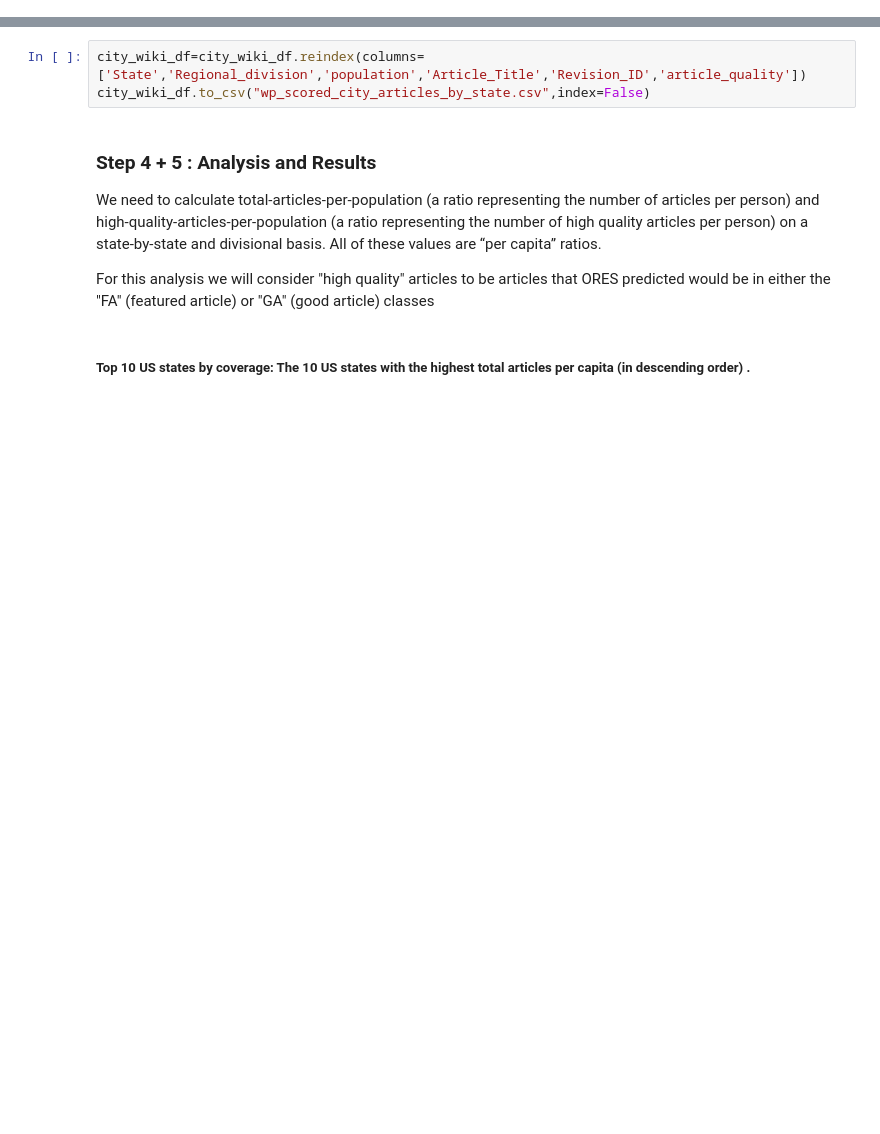
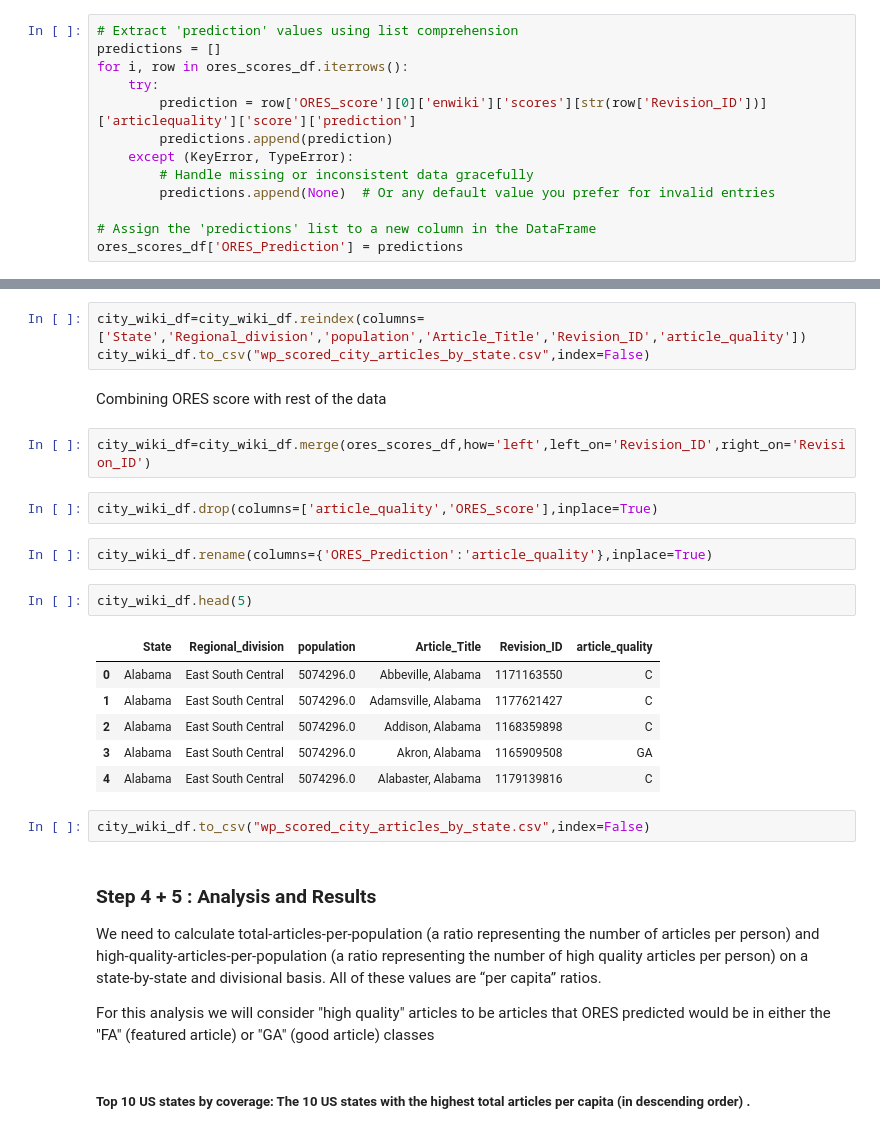
Before and after one commit to SayaniBoral/Human-Centered-Data-Science, a Jupyter notebook: data-512-homework_2/notebooks/analyzing_bias_in_Wiki_ORES_scoring.ipynb, the cells around one changed output, grey strips where cells are left out. Drawn from its saved outputs; the diff is of its cells as text; blank space fills up the shorter version.

Commit message:
Final Updates with ORES Scores

```diff
--- a/data-512-homework_2/notebooks/analyzing_bias_in_Wiki_ORES_scoring.ipynb
+++ b/data-512-homework_2/notebooks/analyzing_bias_in_Wiki_ORES_scoring.ipynb
@@ -497,0 +498,13 @@ ores_scores_df.to_csv('ores_scores_df.csv')
+# %%
+# Extract 'prediction' values using list comprehension
+predictions = []
+for i, row in ores_scores_df.iterrows():
+    try:
+        prediction = row['ORES_score'][0]['enwiki']['scores'][str(row['Revision_ID'])]['articlequality']['score']['prediction']
+        predictions.append(prediction)
+    except (KeyError, TypeError):
+        # Handle missing or inconsistent data gracefully
+        predictions.append(None)  # Or any default value you prefer for invalid entries
+
+# Assign the 'predictions' list to a new column in the DataFrame
+ores_scores_df['ORES_Prediction'] = predictions
@@ -636,6 +658,25 @@ city_wiki_df=city_wiki_df.rename(columns={"Title":"Article_Title",
 # %%
 city_wiki_df=city_wiki_df.reindex(columns=['State','Regional_division','population','Article_Title','Revision_ID','article_quality'])
 city_wiki_df.to_csv("wp_scored_city_articles_by_state.csv",index=False)
+# %% [markdown]
+Combining ORES score with rest of the data
+# %%
+city_wiki_df=city_wiki_df.merge(ores_scores_df,how='left',left_on='Revision_ID',right_on='Revision_ID')
+# %%
+city_wiki_df.drop(columns=['article_quality','ORES_score'],inplace=True)
+# %%
+city_wiki_df.rename(columns={'ORES_Prediction':'article_quality'},inplace=True)
+# %%
+city_wiki_df.head(5)
+# %% [output]
+|  | State | Regional_division | population | Article_Title | Revision_ID | article_quality |
+| 0 | Alabama | East South Central | 5074296.0 | Abbeville, Alabama | 1171163550 | C |
+| 1 | Alabama | East South Central | 5074296.0 | Adamsville, Alabama | 1177621427 | C |
+| 2 | Alabama | East South Central | 5074296.0 | Addison, Alabama | 1168359898 | C |
+| 3 | Alabama | East South Central | 5074296.0 | Akron, Alabama | 1165909508 | GA |
+| 4 | Alabama | East South Central | 5074296.0 | Alabaster, Alabama | 1179139816 | C |
+# %%
+city_wiki_df.to_csv("wp_scored_city_articles_by_state.csv",index=False)
 # %% [markdown]
 ### Step 4 + 5 : Analysis and Results
 
```
Also changed, not shown: parts of 8 cells of this notebook, 5 other files.
